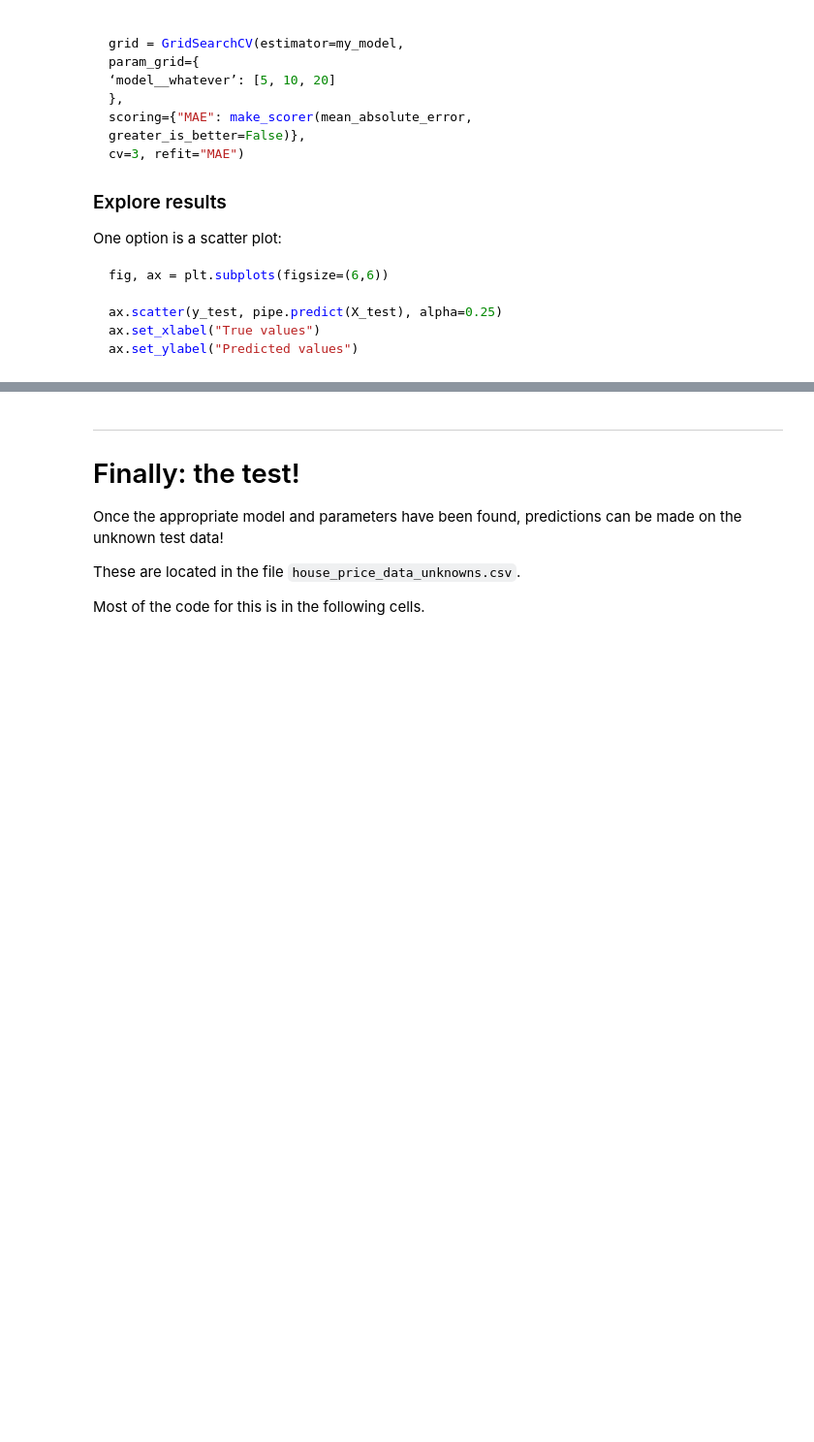
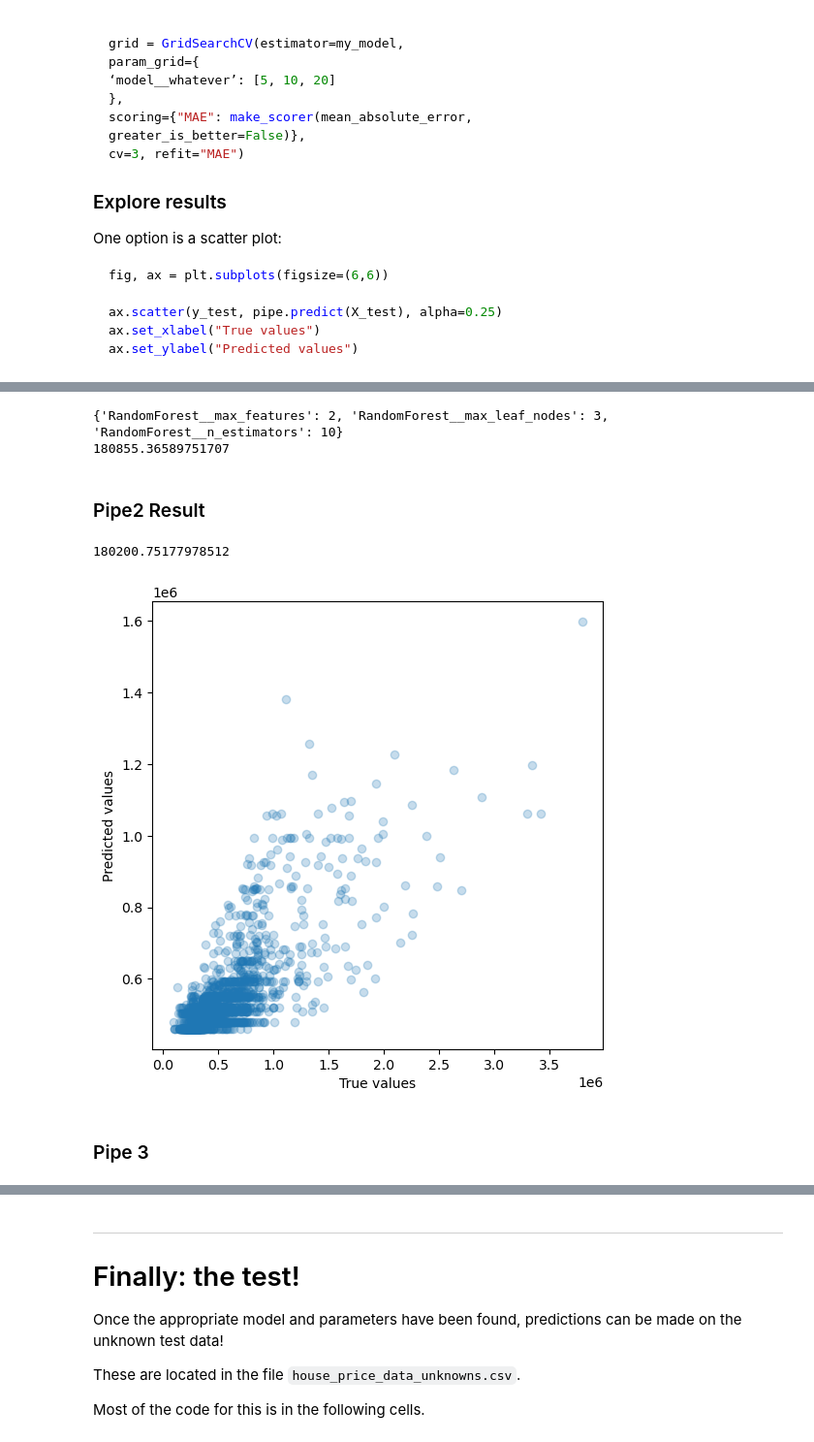
Before and after one commit to SanderTeb/DataScience, a Jupyter notebook: data_science_ML_competition_template.ipynb, the cells around one changed output, grey strips where cells are left out. Shown at 97% size. Drawn from its saved outputs; the diff is of its cells as text; code cells hidden in the pictures; blank space fills up the shorter version.

```diff
--- a/data_science_ML_competition_template.ipynb
+++ b/data_science_ML_competition_template.ipynb
@@ -181,0 +276,16 @@ X_train.shape, X_test.shape, y_train.shape, y_test.shape
+# %%
+pipe2 = Pipeline([
+    ('scaler', StandardScaler()),
+    ('RandomForest', RandomForestRegressor(n_estimators=10, max_features=2, max_leaf_nodes=5,random_state=0)),])
+# %%
+grid2 = GridSearchCV(estimator=pipe2,
+param_grid={
+'RandomForest__n_estimators': [10, 25, 50,100],
+'RandomForest__max_features': [2,3,4],
+'RandomForest__max_leaf_nodes': [3,5,10],
+},
+scoring={"MAE": make_scorer(mean_absolute_error,
+greater_is_better=True)},
+cv=3, refit="MAE")
+# %%
+grid2.fit(X_test,y_test)
@@ -181,0 +305,22 @@ X_train.shape, X_test.shape, y_train.shape, y_test.shape
+# %%
+print(grid2.best_params_)
+print(grid2.best_score_)
+# %% [output]
+{'RandomForest__max_features': 2, 'RandomForest__max_leaf_nodes': 3, 'RandomForest__n_estimators': 10}
+180855.36589751707
+# %% [markdown]
+### Pipe2 Result
+# %%
+grid_pipe_pred = grid2.predict(X_test)
+fig, ax = plt.subplots(figsize=(6,6))
+
+ax.scatter(y_test, grid_pipe_pred, alpha=0.25)
+ax.set_xlabel("True values")
+ax.set_ylabel("Predicted values")
+
+print(mean_absolute_error(y_test,grid_pipe_pred))
+# %% [output]
+180200.75177978512
+[figure, added]
+# %% [markdown]
+### Pipe 3
```
Also changed, not shown: parts of 32 cells of this notebook.
